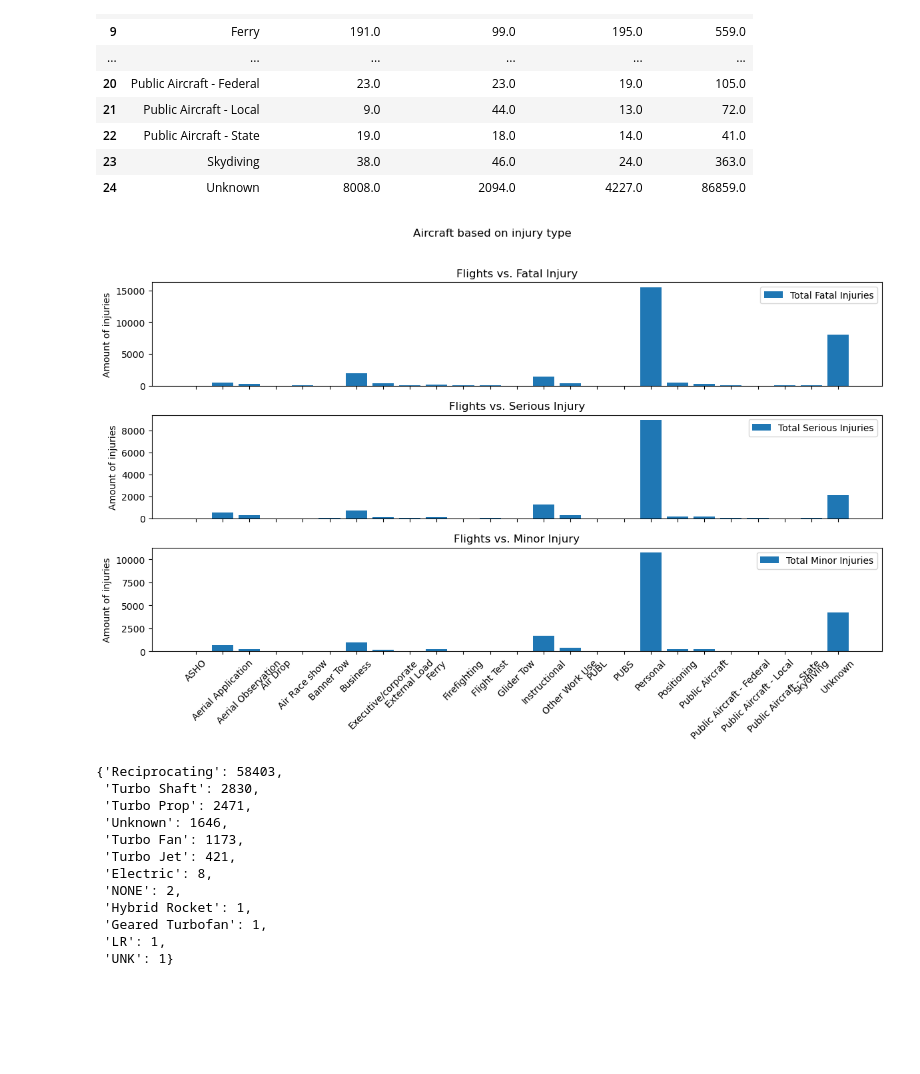
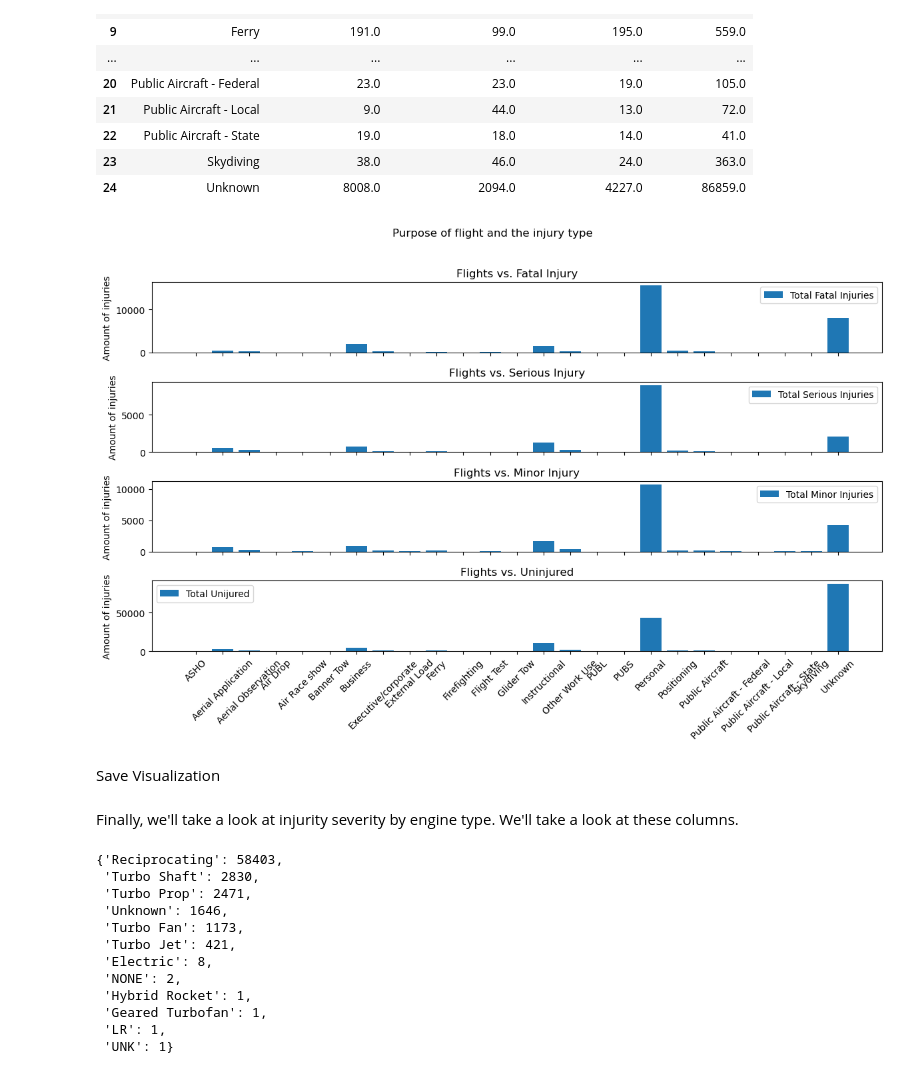
Before and after one commit to omendez930/Aircraft_purchase_analysis, a Jupyter notebook: Index.ipynb, the cells around one changed output. Drawn from its saved outputs; the diff is of its cells as text; code cells hidden in the pictures; blank space fills up the shorter version.

```diff
--- a/Index.ipynb
+++ b/Index.ipynb
@@ -350,6 +338,4 @@ aircraft_damage_count = count_categories(data,'Aircraft.damage')
 aircraft_damage_count
 # %% [output]
 {'Substantial': 53281, 'Destroyed': 15706, 'Minor': 2092}
-# %%
-data.dropna(subset='Aircraft.damage', inplace=True)
 # %% [markdown]
@@ -779,39 +758,49 @@ grouped_counts
 # %%
 
 # Create subplots with 3 axes
-fig, (ax0, ax1, ax2) = plt.subplots(nrows=3, ncols=1, figsize=(12, 8), sharex='col')
+fig, (ax0, ax1, ax2, ax3) = plt.subplots(nrows=4, ncols=1, figsize=(12, 8), sharex='col')
 
 # Plot Total Fatal Injuries
 ax0.bar(grouped_counts['Purpose.of.flight'], grouped_counts['Total.Fatal.Injuries'], label='Total Fatal Injuries')
 ax0.set_ylabel('Amount of injuries')
 ax0.set_title('Flights vs. Fatal Injury')
 ax0.legend()
 
 # Plot Total Serious Injuries
 ax1.bar(grouped_counts['Purpose.of.flight'], grouped_counts['Total.Serious.Injuries'], label='Total Serious Injuries')
 ax1.set_ylabel('Amount of injuries')
 ax1.set_title('Flights vs. Serious Injury')
 ax1.legend()
 
 # Plot Total Minor Injuries
 ax2.bar(grouped_counts['Purpose.of.flight'], grouped_counts['Total.Minor.Injuries'], label='Total Minor Injuries')
 ax2.set_ylabel('Amount of injuries')
 ax2.set_title('Flights vs. Minor Injury')
 ax2.legend()
 
+#plot Total Uninjured
+ax3.bar(grouped_counts['Purpose.of.flight'], grouped_counts['Total.Uninjured'], label='Total Unijured')
+ax3.set_ylabel('Amount of injuries')
+ax3.set_title('Flights vs. Uninjured')
+ax3.legend()
+
 # Set custom x-axis ticks and labels
 custom_ticks = range(len(grouped_counts['Purpose.of.flight']))
 plt.xticks(custom_ticks, grouped_counts['Purpose.of.flight'], rotation=45)
 
-fig.suptitle('Aircraft based on injury type')
+fig.suptitle('Purpose of flight and the injury type')
 
 # Adjust layout to accommodate suptitle
 plt.tight_layout(rect=[0, 0, 1, 0.96])
 
 # Show the plots
 plt.show()
 # %% [output]
-[figure, old version]
+[figure, new version]
+# %% [markdown]
+Save Visualization
 # %%
 fig.savefig('./images/Aircraft_based_on_injury_type')
+# %% [markdown]
+Finally, we'll take a look at injurity severity by engine type. We'll take a look at these columns.
 # %%
```
Also changed, not shown: parts of 109 cells of this notebook, 7 other files.
